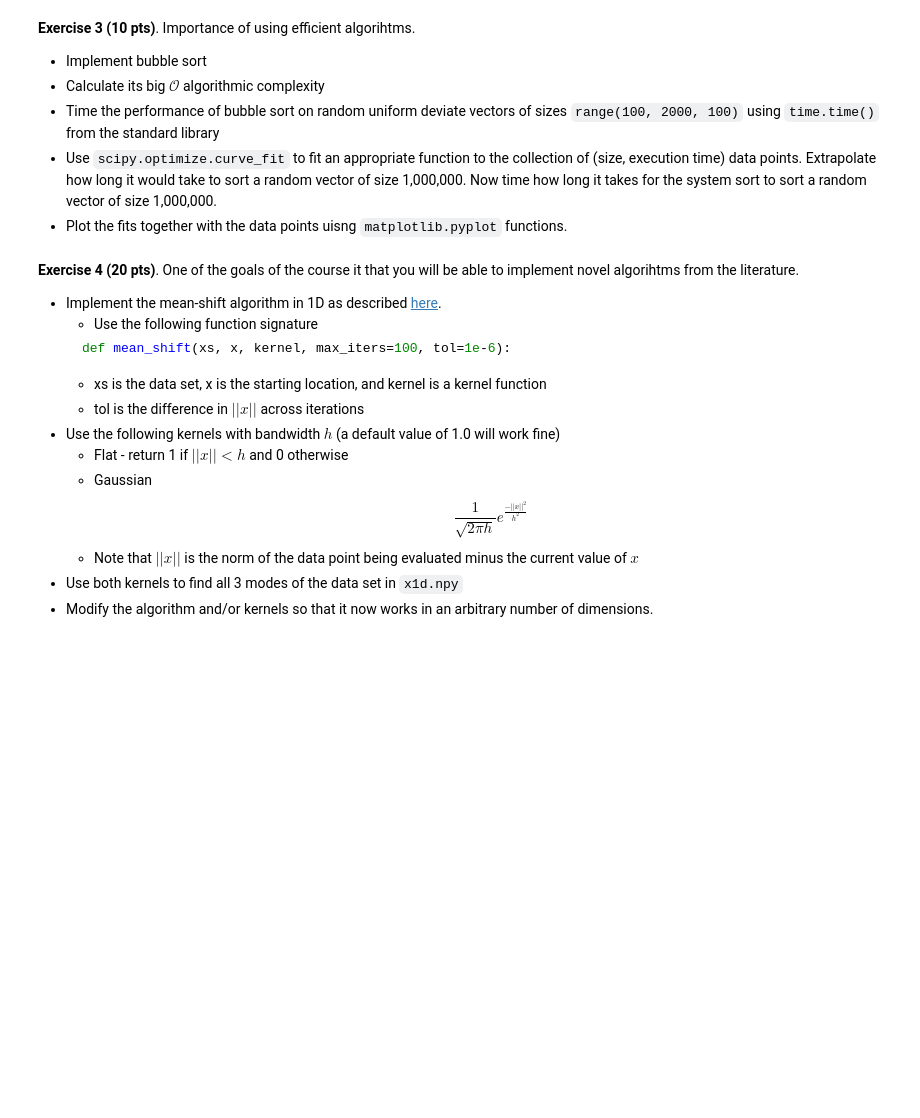
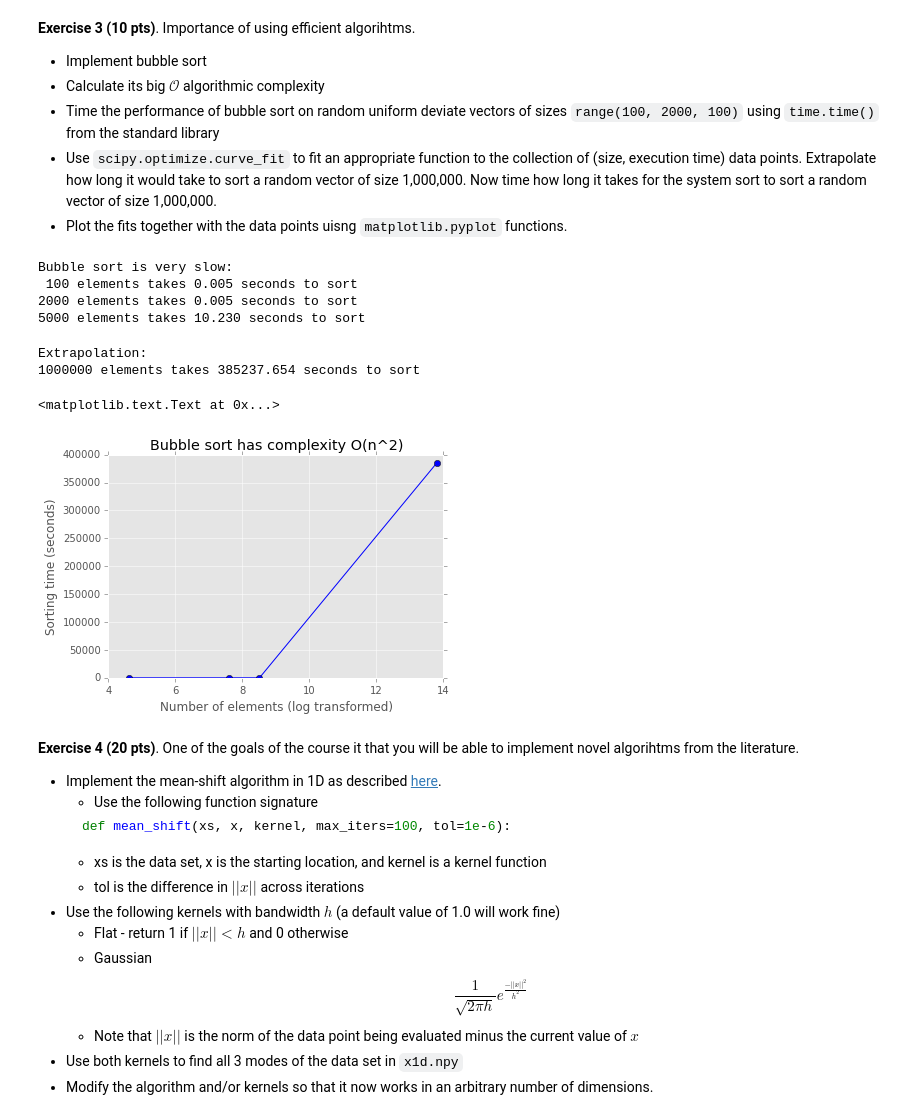
Before and after one commit to star1327p/STA663-Christine-Chai, a Jupyter notebook: Lab03/Exercises03-Copy0.ipynb, the cells around one changed output. Cells and saved outputs as stored; diff of their text form; code cells hidden in the pictures; blank space fills up the shorter version.

```diff
--- a/Lab03/Exercises03-Copy0.ipynb
+++ b/Lab03/Exercises03-Copy0.ipynb
@@ -116,3 +140,83 @@ print beta
+# %%
+# Your code here UNFINISHED
+def bubbleSort(array):
+    """Standard Bubble Sort"""
+    swapped = True
+    while (swapped == True):
+        swapped = False
+        for i in range(0,len(array)-1):
+        # this means i from 0 to n-2 (n-1 is not included)
+        # then start swapping
+            if (array[i] > array[i+1]):
+                temp = array[i]
+                array[i] = array[i+1]
+                array[i+1] = temp
+                swapped = True
+    return array
+# %%
+# Use small size array to verify the correctness of algorithm
+array = np.array([3, 8, 1, 4, 2])
+bubbleSort(array)
+
+np.random.seed(21)
+array1 = np.random.random_integers(1,10000,100)
+array2 = np.random.random_integers(1,10000,2000)
+array3 =np.random.random_integers(1,10000,5000) # How many elements is enough?
+
+def timeMeasure(array):
+    """Measure the time needed to do bubble sort"""
+    import time
+    start = time.time()
+    bubbleSort(array)
+    end = time.time()
+    return end - start
+
+print "Bubble sort is very slow:"
+time1 = timeMeasure(array1)
+time2 = timeMeasure(array2)
+time3 = timeMeasure(array3)
+print " 100 elements takes {0:.3f}".format(time1),"seconds to sort"
+print "2000 elements takes {0:.3f}".format(time1),"seconds to sort"
+print "5000 elements takes {0:.3f}".format(time3),"seconds to sort"
+print "The complexity is O(n^2) because two nested loops exist in the algorithm."
+# Alternative way:
+# %timeit fib2(20)
+# %timeit fib3(20)
+# %% [output]
+Bubble sort is very slow:
+ 100 elements takes 0.005 seconds to sort
+2000 elements takes 0.005 seconds to sort
+5000 elements takes 10.230 seconds to sort
+# %%
+import scipy
+from scipy.optimize import curve_fit
+xdata = np.array([100,2000,5000])
+largenum = 10000
+ydata = np.array([time1,time2,time3])*largenum
+
+def quadratic(x,a,b,c):
+    return a*x**2+b*x+c
+
+coeffs, pcov = scipy.optimize.curve_fit(quadratic, xdata, ydata)
+extrapolate = quadratic(1000000,coeffs[0],coeffs[1],coeffs[2])
+
+print "Extrapolation:"
+print "1000000 elements takes {0:.3f}".format(extrapolate/largenum),"seconds to sort"
+
+# Plot with matplotlib.pyplot
+xdata_new = np.append(xdata,1000000)
+ydata_new = np.append(ydata,extrapolate)/largenum
+
+# Do we need to log-transform x or y?
+plt.plot(np.log(xdata_new),ydata_new,color='b',marker='o')
+plt.title("Bubble sort has complexity O(n^2)")
+plt.xlabel("Number of elements (log transformed)")
+plt.ylabel("Sorting time (seconds)")
+# %% [output]
+Extrapolation:
+1000000 elements takes 385237.654 seconds to sort
+<matplotlib.text.Text at 0x...>
+[figure, added]
 # %% [markdown]
 **Exercise 4 (20 pts)**. One of the goals of the course it that you will be able to implement novel algorihtms from the literature.
 
```
Also changed, not shown: parts of 5 cells of this notebook, 1 other file.
